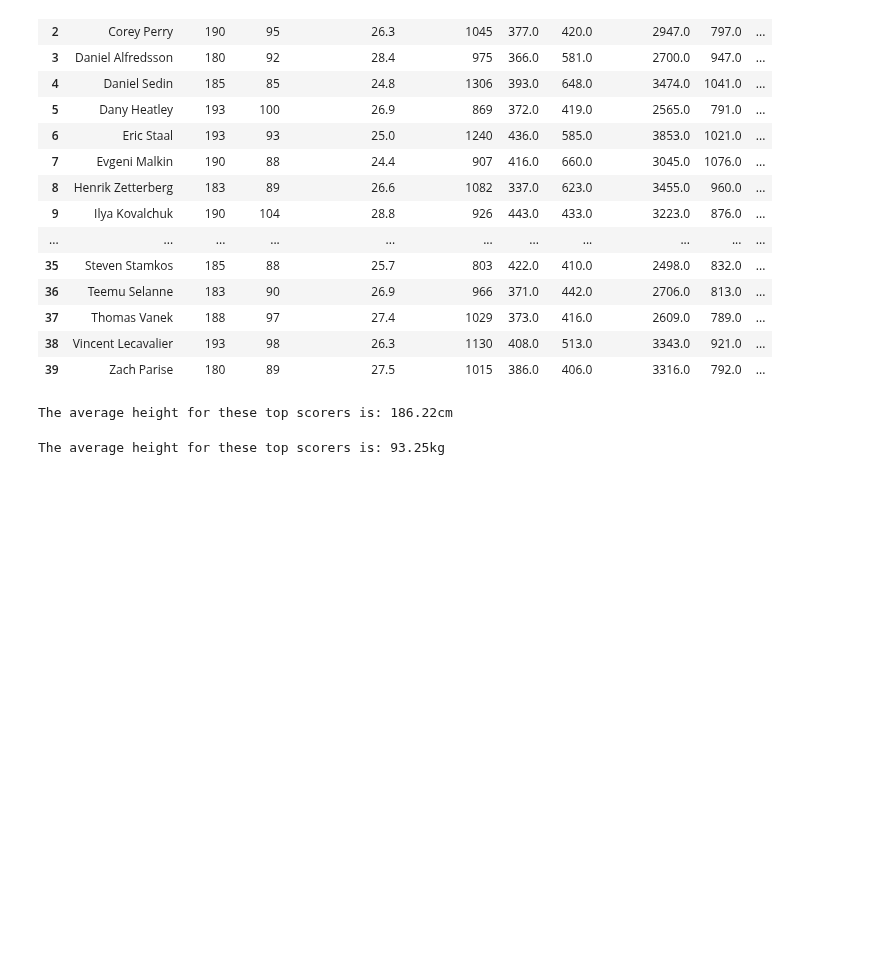
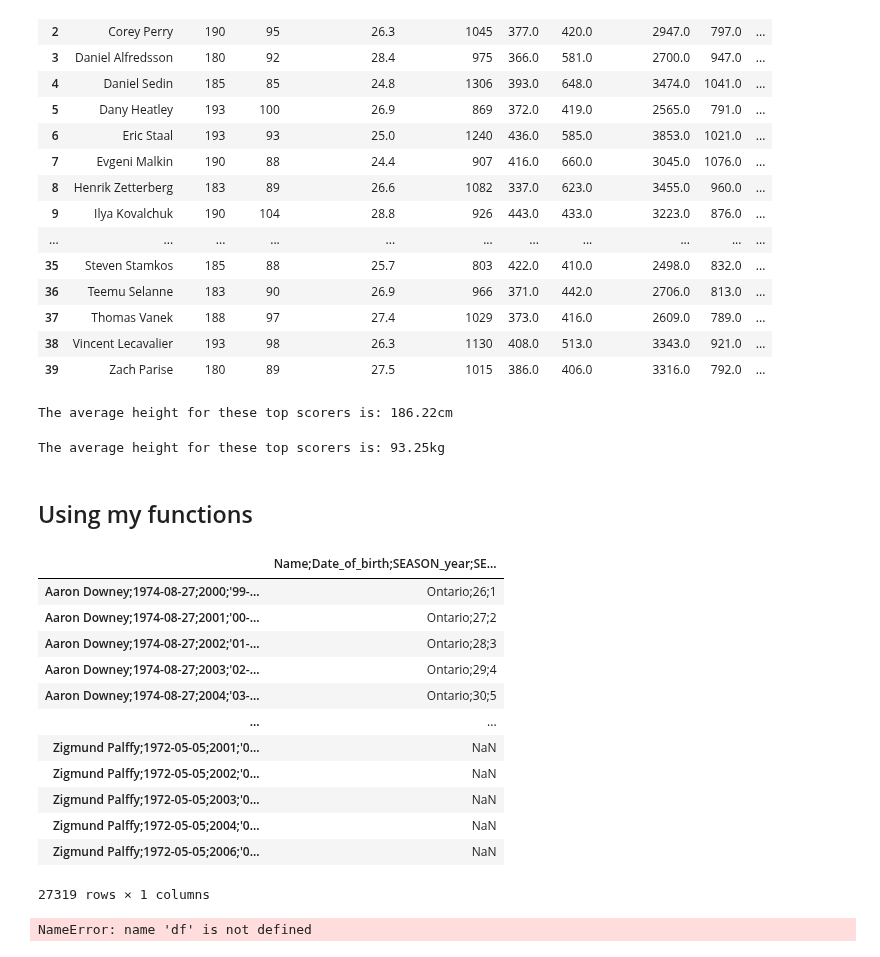
Before and after one commit to data301-2021-winter1/project-group38-project, a Jupyter notebook: notebooks/analysis1.ipynb, the cells around one changed output. Drawn from its saved outputs; the diff is of its cells as text; code cells hidden in the pictures; blank space fills up the shorter version.

```diff
--- a/notebooks/analysis1.ipynb
+++ b/notebooks/analysis1.ipynb
@@ -177,3 +177,5 @@ weightAvg=nhlSkaterSize_Success_cleaned_topScorers["Weight"].mean()
 print(f"The average height for these top scorers is: {round(weightAvg,2)}kg")
 # %% [output]
 The average height for these top scorers is: 93.25kg
+# %% [markdown]
+## Using my functions
@@ -179,0 +184,22 @@ The average height for these top scorers is: 93.25kg
+# %%
+data = pf.unprocessed("../data/raw/NHL_Players_Statistics.csv")
+data
+# %% [output]
+|  | Name;Date_of_birth;SEASON_year;SE... |
+| Aaron Downey;1974-08-27;2000;'99-... | Ontario;26;1 |
+| Aaron Downey;1974-08-27;2001;'00-... | Ontario;27;2 |
+| Aaron Downey;1974-08-27;2002;'01-... | Ontario;28;3 |
+| Aaron Downey;1974-08-27;2003;'02-... | Ontario;29;4 |
+| Aaron Downey;1974-08-27;2004;'03-... | Ontario;30;5 |
+| ... | ... |
+| Zigmund Palffy;1972-05-05;2001;'0... | NaN |
+| Zigmund Palffy;1972-05-05;2002;'0... | NaN |
+| Zigmund Palffy;1972-05-05;2003;'0... | NaN |
+| Zigmund Palffy;1972-05-05;2004;'0... | NaN |
+| Zigmund Palffy;1972-05-05;2006;'0... | NaN |
+27319 rows × 1 columns
+# %%
+data2=pf.load_and_process("../data/raw/NHL_Players_Statistics.csv")
+data2
+# %% [output]
+NameError: name 'df' is not defined
```
Also changed, not shown: parts of 1 cell of this notebook, 1 other file.
